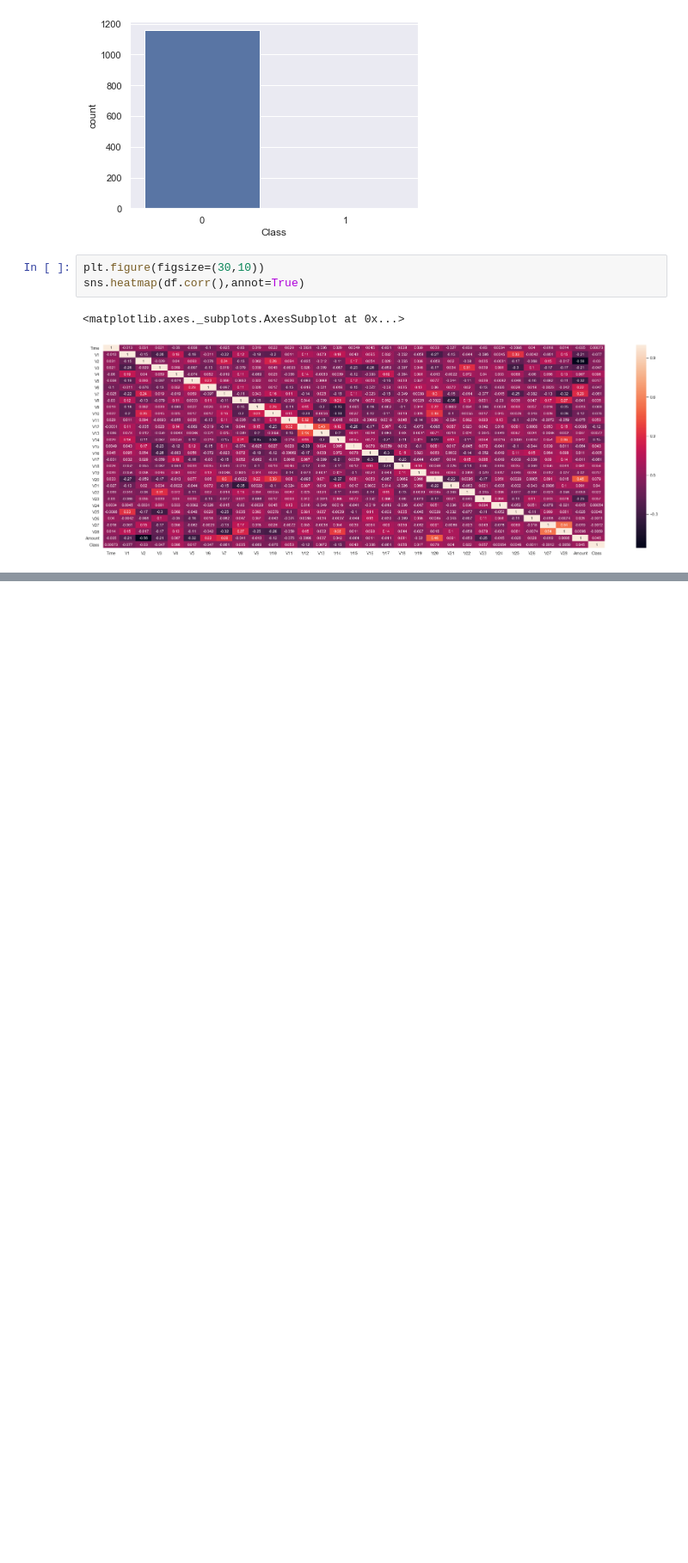
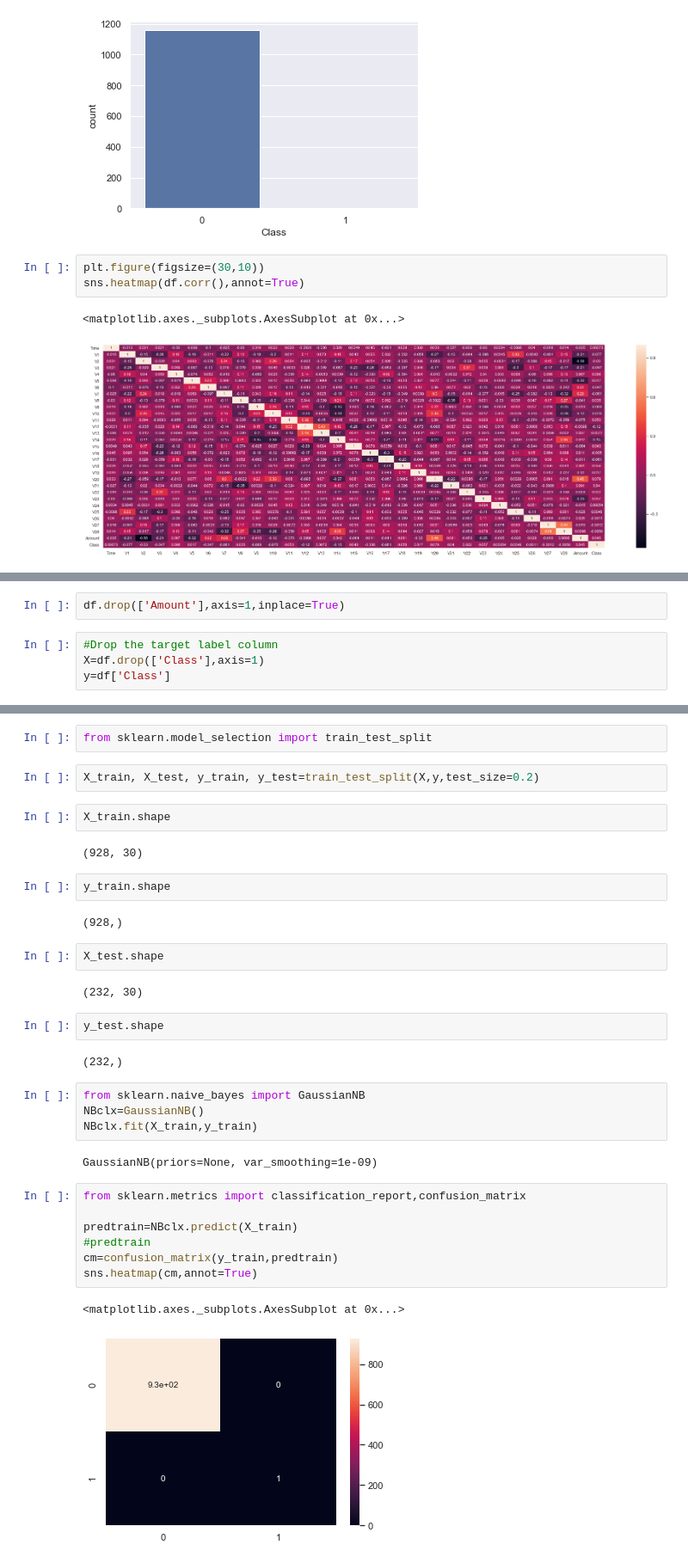
Before and after one commit to sainibalvinder/saini, a Jupyter notebook: Supervised - Classification/Naive Bayes - Credit Card Fraud Detection.ipynb, the cells around one changed output, grey strips where cells are left out. Shown at 86% size. Saved outputs shown, nothing was run; the diff lists cells and outputs as text; blank space fills up the shorter version.

```diff
--- a/Supervised - Classification/Naive Bayes - Credit Card Fraud Detection.ipynb
+++ b/Supervised - Classification/Naive Bayes - Credit Card Fraud Detection.ipynb
@@ -88,0 +118,6 @@ sns.heatmap(df.corr(),annot=True)
+# %%
+df.drop(['Amount'],axis=1,inplace=True)
+# %%
+#Drop the target label column
+X=df.drop(['Class'],axis=1)
+y=df['Class']
@@ -88,0 +165,36 @@ sns.heatmap(df.corr(),annot=True)
+# %%
+from sklearn.model_selection import train_test_split
+# %%
+X_train, X_test, y_train, y_test=train_test_split(X,y,test_size=0.2)
+# %%
+X_train.shape
+# %% [output]
+(928, 30)
+# %%
+y_train.shape
+# %% [output]
+(928,)
+# %%
+X_test.shape
+# %% [output]
+(232, 30)
+# %%
+y_test.shape
+# %% [output]
+(232,)
+# %%
+from sklearn.naive_bayes import GaussianNB
+NBclx=GaussianNB()
+NBclx.fit(X_train,y_train)
+# %% [output]
+GaussianNB(priors=None, var_smoothing=1e-09)
+# %%
+from sklearn.metrics import classification_report,confusion_matrix
+
+predtrain=NBclx.predict(X_train)
+#predtrain
+cm=confusion_matrix(y_train,predtrain)
+sns.heatmap(cm,annot=True)
+# %% [output]
+<matplotlib.axes._subplots.AxesSubplot at 0x...>
+[figure, added]
```
Also changed, not shown: parts of 7 cells of this notebook.
